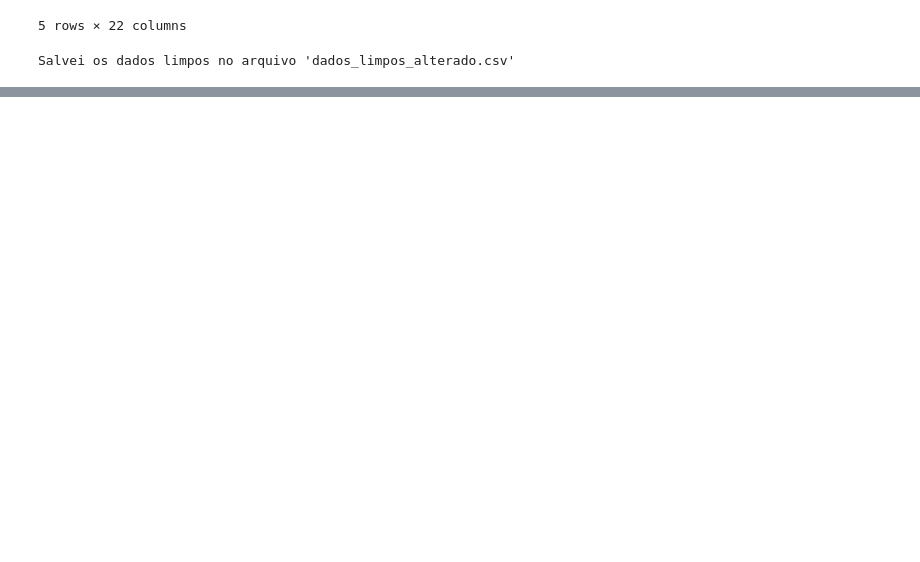
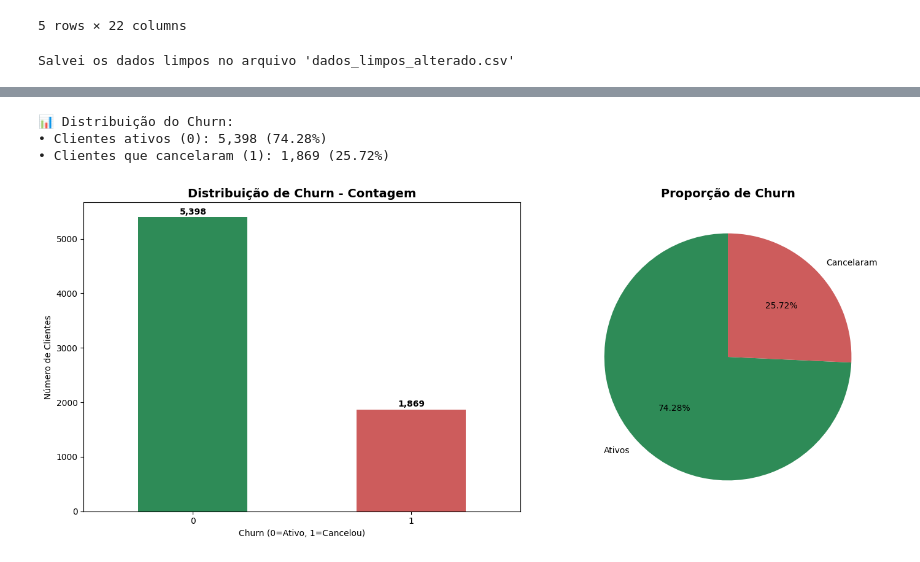
Before and after one commit to Laviniamadeira/TelecomX, a Jupyter notebook: TelecomX_BR.ipynb, the cells around one changed output, grey strips where cells are left out. Saved outputs shown, nothing was run; the diff lists cells and outputs as text; code cells hidden in the pictures; blank space fills up the shorter version.

```diff
--- a/TelecomX_BR.ipynb
+++ b/TelecomX_BR.ipynb
@@ -107,0 +160,39 @@ Salvei os dados limpos no arquivo 'dados_limpos_alterado.csv'
+# %%
+# Distribuição do churn
+churn_counts = df['churn'].value_counts()
+churn_pct = df['churn'].value_counts(normalize=True) * 100
+
+print(f"\n📊 Distribuição do Churn:")
+print(f"• Clientes ativos (0): {churn_counts[0]:,} ({churn_pct[0]:.2f}%)")
+print(f"• Clientes que cancelaram (1): {churn_counts[1]:,} ({churn_pct[1]:.2f}%)")
+# %% [output]
+📊 Distribuição do Churn:
+• Clientes ativos (0): 5,398 (74.28%)
+• Clientes que cancelaram (1): 1,869 (25.72%)
+# %%
+# Visualização da distribuição do churn
+fig, axes = plt.subplots(1, 2, figsize=(15, 6))
+
+# Gráfico de barras
+churn_counts.plot(kind='bar', ax=axes[0], color=['#2E8B57', '#CD5C5C'])
+axes[0].set_title('Distribuição de Churn - Contagem', fontsize=14, fontweight='bold')
+axes[0].set_xlabel('Churn (0=Ativo, 1=Cancelou)')
+axes[0].set_ylabel('Número de Clientes')
+axes[0].tick_params(axis='x', rotation=0)
+
+# Adicionar valores nas barras
+for i, v in enumerate(churn_counts.values):
+    axes[0].text(i, v + 50, f'{v:,}', ha='center', fontweight='bold')
+
+# Gráfico de pizza
+wedges, texts, autotexts = axes[1].pie(churn_counts.values,
+                                      labels=['Ativos', 'Cancelaram'],
+                                      autopct='%1.2f%%',
+                                      colors=['#2E8B57', '#CD5C5C'],
+                                      startangle=90)
+axes[1].set_title('Proporção de Churn', fontsize=14, fontweight='bold')
+
+plt.tight_layout()
+plt.show()
+# %% [output]
+[figure, added]
```
Also changed, not shown: parts of 14 cells of this notebook.
